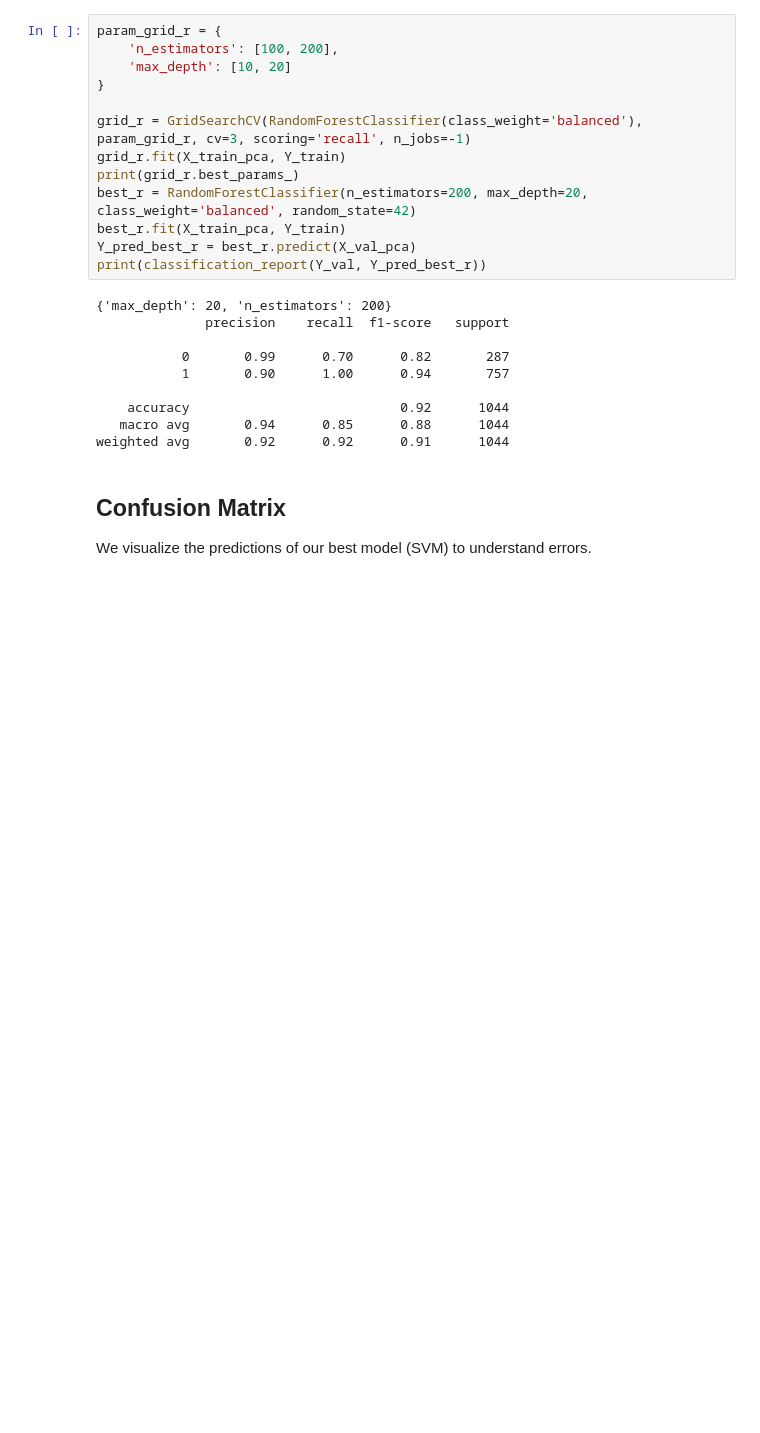
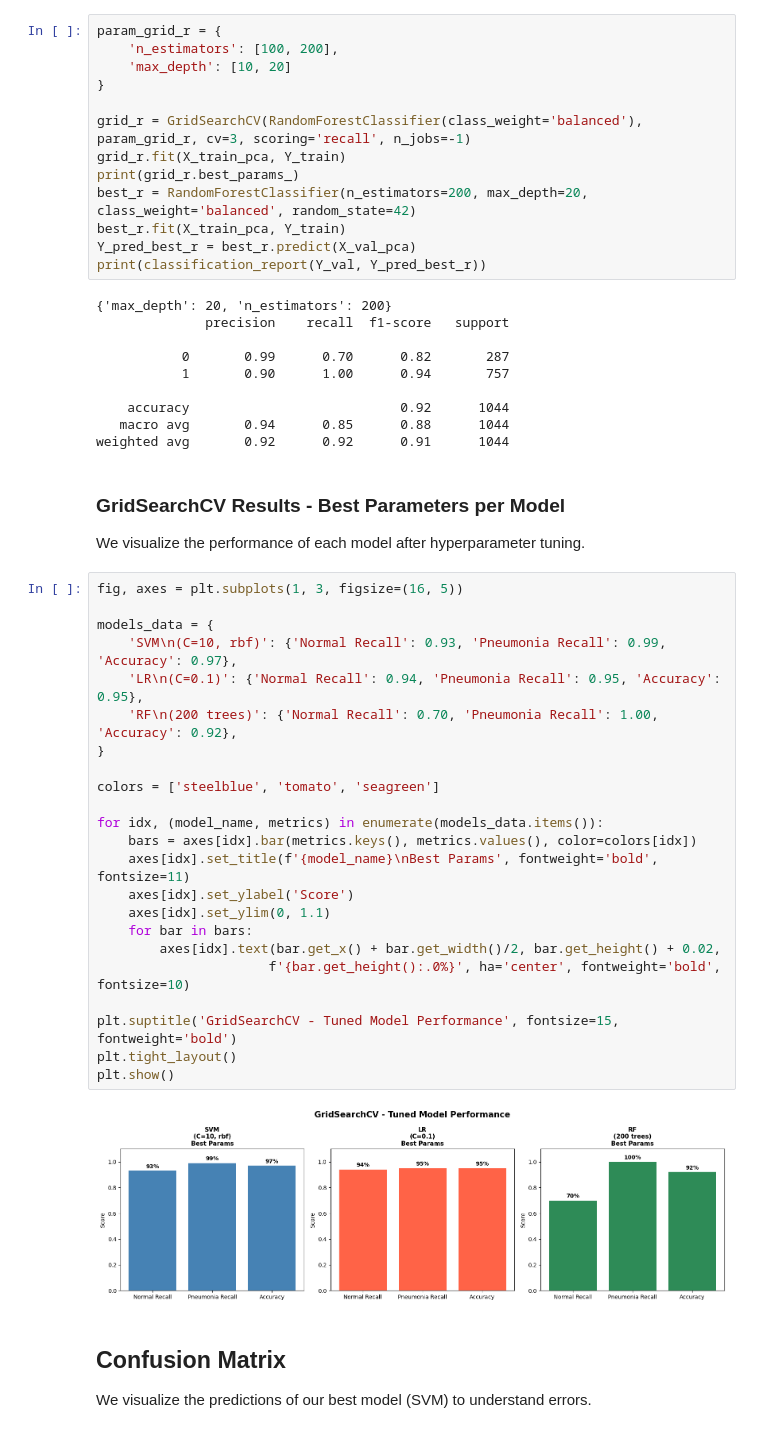
Before and after one commit to eliezaylaa/zoidberg, a Jupyter notebook: chest_Xray/zoidberg.ipynb, the cells around one changed output. Saved outputs shown, nothing was run; the diff lists cells and outputs as text; blank space fills up the shorter version.

```diff
--- a/chest_Xray/zoidberg.ipynb
+++ b/chest_Xray/zoidberg.ipynb
@@ -325,6 +348,34 @@ print(classification_report(Y_val, Y_pred_best_r))
     accuracy                           0.92      1044
    macro avg       0.94      0.85      0.88      1044
 weighted avg       0.92      0.92      0.91      1044
+# %% [markdown]
+### GridSearchCV Results - Best Parameters per Model
+We visualize the performance of each model after hyperparameter tuning.
+# %%
+fig, axes = plt.subplots(1, 3, figsize=(16, 5))
+
+models_data = {
+    'SVM\n(C=10, rbf)': {'Normal Recall': 0.93, 'Pneumonia Recall': 0.99, 'Accuracy': 0.97},
+    'LR\n(C=0.1)': {'Normal Recall': 0.94, 'Pneumonia Recall': 0.95, 'Accuracy': 0.95},
+    'RF\n(200 trees)': {'Normal Recall': 0.70, 'Pneumonia Recall': 1.00, 'Accuracy': 0.92},
+}
+
+colors = ['steelblue', 'tomato', 'seagreen']
+
+for idx, (model_name, metrics) in enumerate(models_data.items()):
+    bars = axes[idx].bar(metrics.keys(), metrics.values(), color=colors[idx])
+    axes[idx].set_title(f'{model_name}\nBest Params', fontweight='bold', fontsize=11)
+    axes[idx].set_ylabel('Score')
+    axes[idx].set_ylim(0, 1.1)
+    for bar in bars:
+        axes[idx].text(bar.get_x() + bar.get_width()/2, bar.get_height() + 0.02,
+                      f'{bar.get_height():.0%}', ha='center', fontweight='bold', fontsize=10)
+
+plt.suptitle('GridSearchCV - Tuned Model Performance', fontsize=15, fontweight='bold')
+plt.tight_layout()
+plt.show()
+# %% [output]
+[figure, added]
 # %% [markdown]
 ## Confusion Matrix
 We visualize the predictions of our best model (SVM) to understand errors.
```
Also changed, not shown: parts of 11 cells of this notebook.
